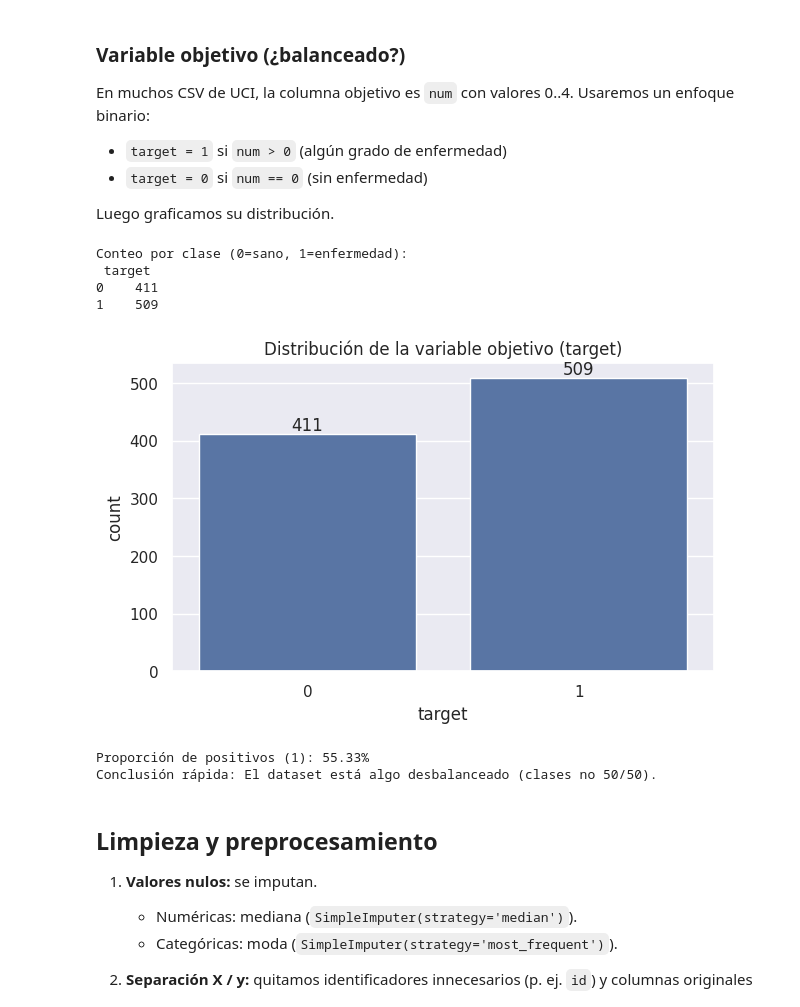
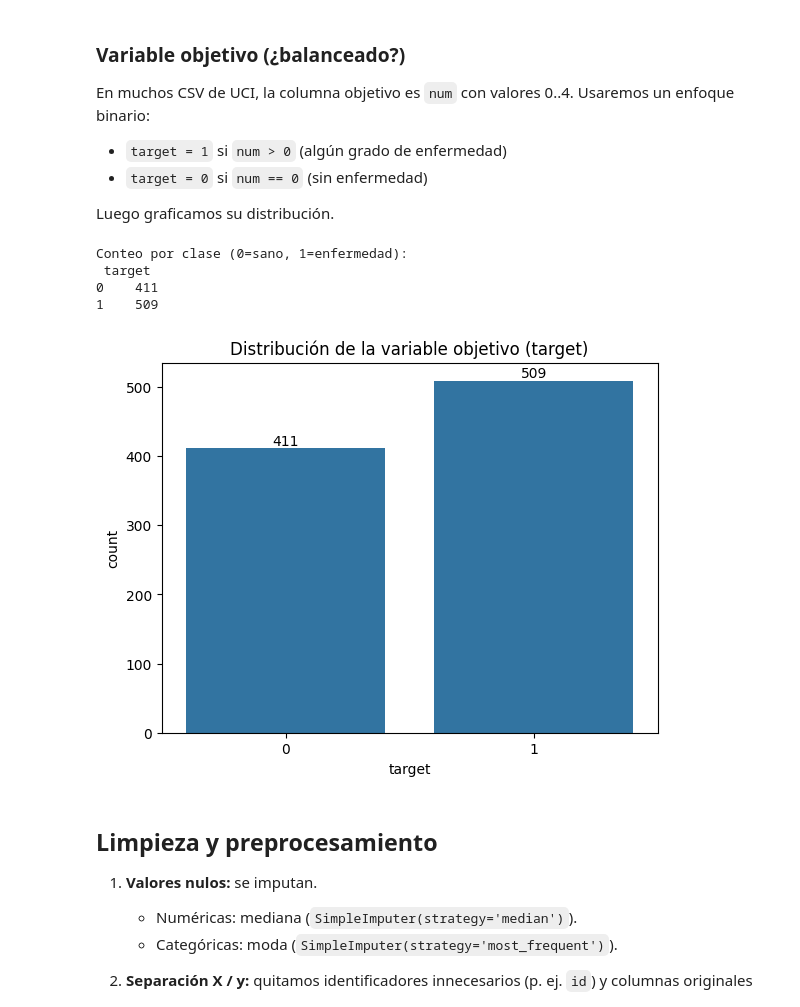
Before and after one commit to EdwinSarmiento/Clase_IA, a Jupyter notebook: Enfermedades_cardiacas_Edwin.ipynb, the cells around one changed output. Cells and saved outputs as stored; diff of their text form; code cells hidden in the pictures.

```diff
--- a/Enfermedades_cardiacas_Edwin.ipynb
+++ b/Enfermedades_cardiacas_Edwin.ipynb
@@ -32,9 +32,3 @@ from sklearn.linear_model import LogisticRegression
 
 # Métricas
 from sklearn.metrics import accuracy_score, confusion_matrix, ConfusionMatrixDisplay
-
-# Ajustes gráficos
-plt.rcParams['figure.figsize'] = (7, 4)
-plt.rcParams['axes.grid'] = True
-sns.set()
-print('Versión pandas:', pd.__version__)
@@ -104,35 +96,25 @@ Luego graficamos su distribución.
 # %%
 
 # Crear objetivo binario desde 'num'
 if 'num' not in df.columns:
     raise ValueError("No se encontró la columna 'num' esperada en el CSV.")
 df['target'] = (df['num'] > 0).astype(int)
 
 # Conteo y distribución
 target_counts = df['target'].value_counts().sort_index()
 print('Conteo por clase (0=sano, 1=enfermedad):\n', target_counts.to_string())
 
 # Gráfico con seaborn
 ax = sns.countplot(x='target', data=df)
 ax.bar_label(ax.containers[0])
 plt.title('Distribución de la variable objetivo (target)')
 plt.show()
-
-# ¿Balanceado?
-ratio = target_counts[1] / target_counts.sum()
-print(f"Proporción de positivos (1): {ratio:.2%}")
-if 0.45 <= ratio <= 0.55:
-    print("Conclusión rápida: El dataset está aproximadamente balanceado.")
-else:
-    print("Conclusión rápida: El dataset está algo desbalanceado (clases no 50/50).")
 # %% [output]
 Conteo por clase (0=sano, 1=enfermedad):
  target
 0    411
 1    509
-[figure, old version]
+[figure, new version]
-Proporción de positivos (1): 55.33%
-Conclusión rápida: El dataset está algo desbalanceado (clases no 50/50).
 # %% [markdown]
 
 ## Limpieza y preprocesamiento
```
Also changed, not shown: parts of 2 cells of this notebook.
